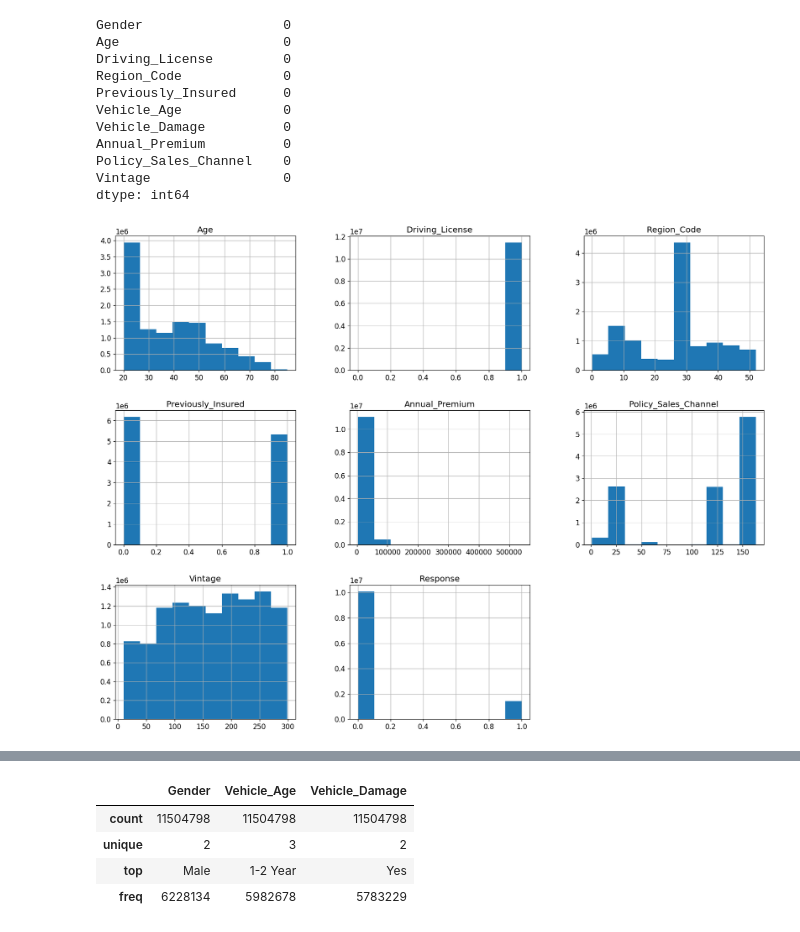
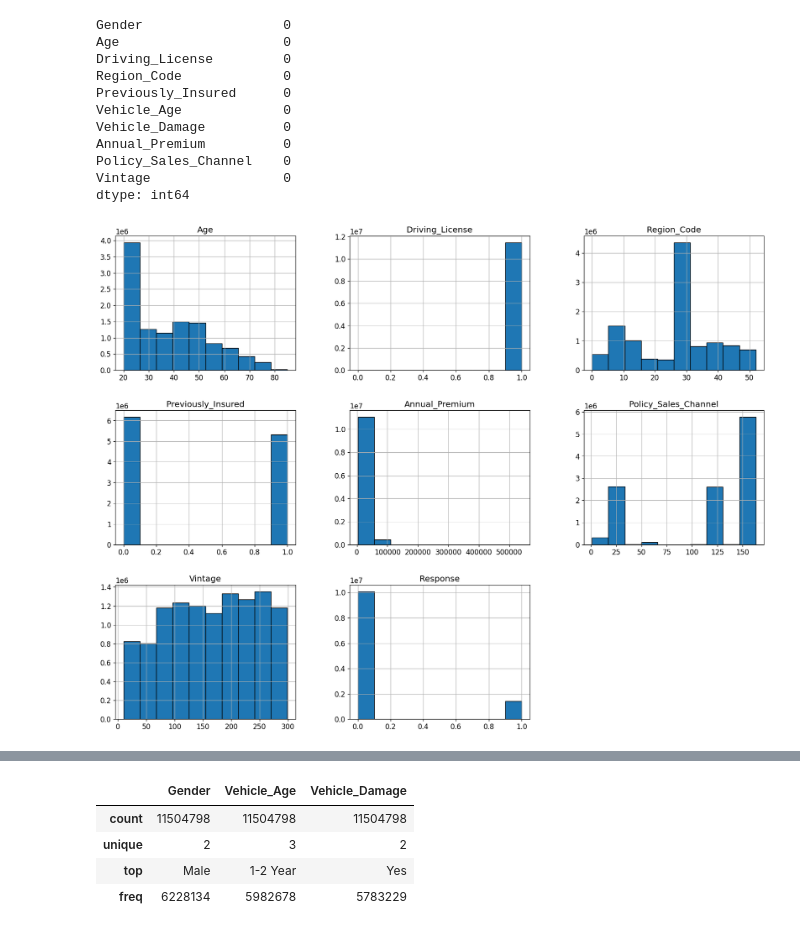
Before and after one commit to rubanzasilva/insurance_cross_selling, a Jupyter notebook: fastai_neural_network_gradient_boosting.ipynb, the cells around one changed output, grey strips where cells are left out. Cells and saved outputs as stored; diff of their text form; code cells hidden in the pictures.

```diff
--- a/fastai_neural_network_gradient_boosting.ipynb
+++ b/fastai_neural_network_gradient_boosting.ipynb
@@ -366,9 +379,9 @@ Policy_Sales_Channel    0
 Vintage                 0
 dtype: int64
 # %%
-train_df.hist(figsize=(20,15));
+train_df.hist(figsize=(20,15),edgecolor='black');
 # %% [output]
-[figure, old version]
+[figure, new version]
 # %%
 train_df.describe().T
 # %% [output]
```
Also changed, not shown: parts of 36 cells of this notebook.
